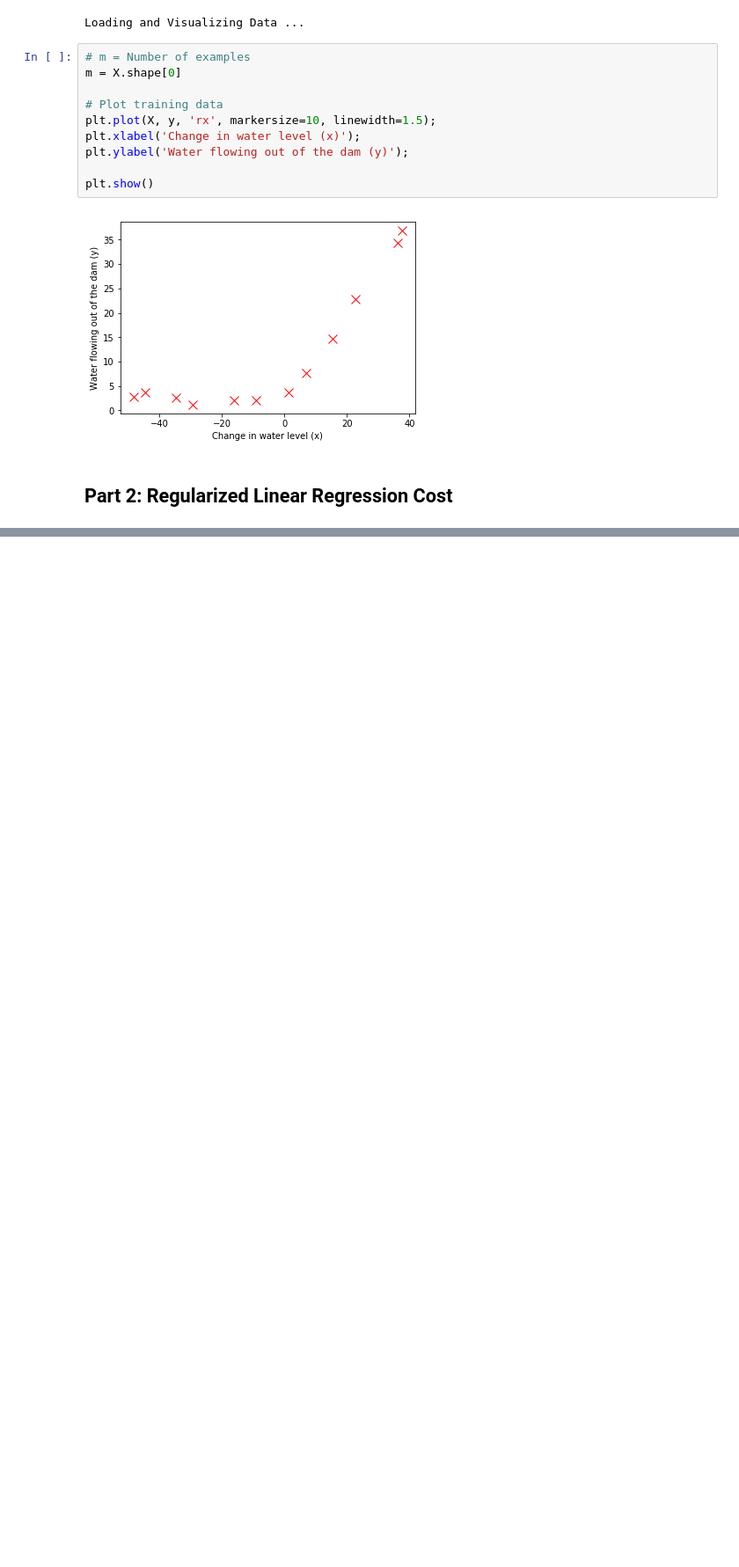
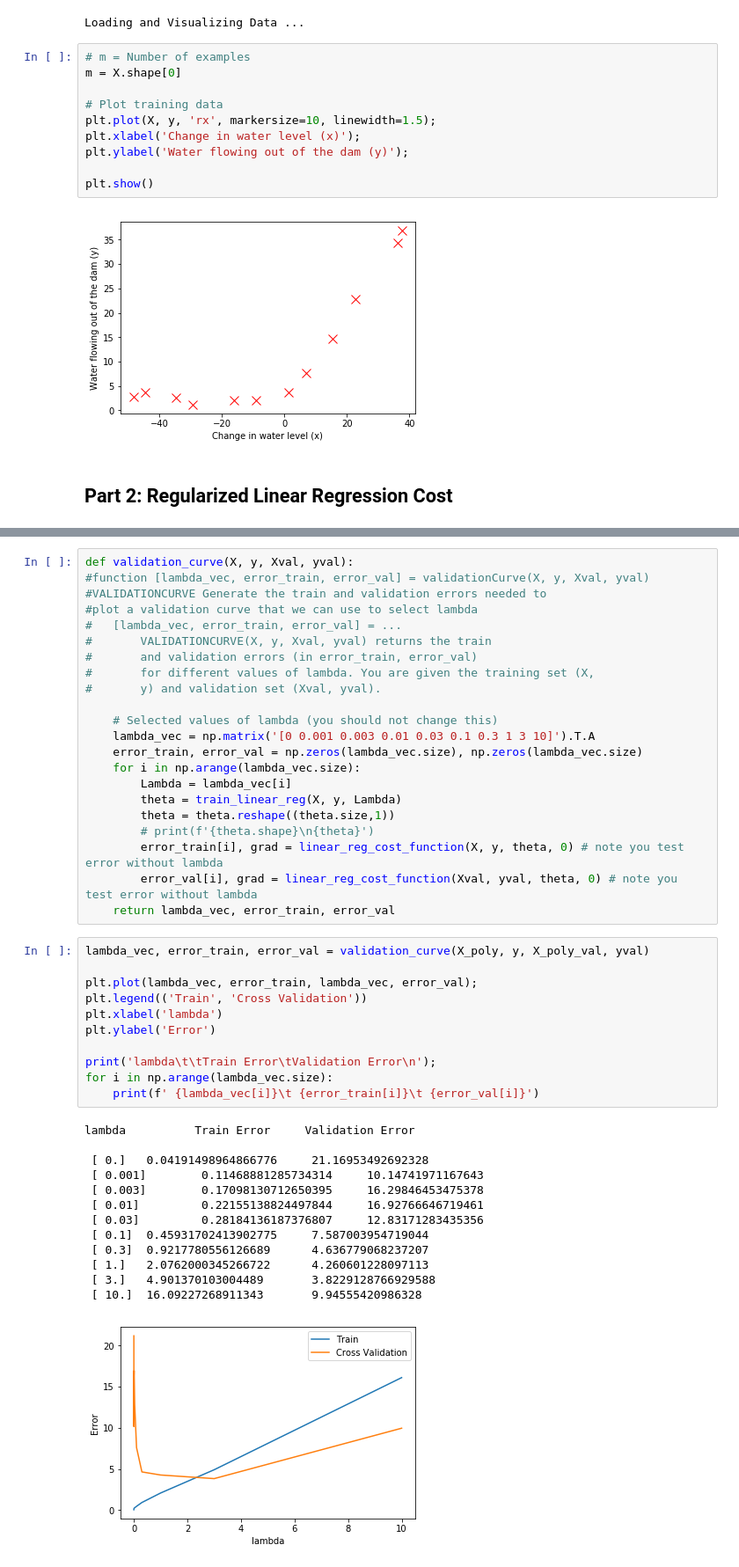
Before and after one commit to aldudalski/MachineLearningJupyter, a Jupyter notebook: 5 Diagnostics Bias vs Variance.ipynb, the cells around one changed output, grey strips where cells are left out. Shown at 88% size. Drawn from its saved outputs; the diff is of its cells as text; blank space fills up the shorter version.

```diff
--- a/5 Diagnostics Bias vs Variance.ipynb
+++ b/5 Diagnostics Bias vs Variance.ipynb
@@ -52,0 +362,47 @@ pause;
+# %%
+def validation_curve(X, y, Xval, yval):
+#function [lambda_vec, error_train, error_val] = validationCurve(X, y, Xval, yval)
+#VALIDATIONCURVE Generate the train and validation errors needed to
+#plot a validation curve that we can use to select lambda
+#   [lambda_vec, error_train, error_val] = ...
+#       VALIDATIONCURVE(X, y, Xval, yval) returns the train
+#       and validation errors (in error_train, error_val)
+#       for different values of lambda. You are given the training set (X,
+#       y) and validation set (Xval, yval).
+
+    # Selected values of lambda (you should not change this)
+    lambda_vec = np.matrix('[0 0.001 0.003 0.01 0.03 0.1 0.3 1 3 10]').T.A
+    error_train, error_val = np.zeros(lambda_vec.size), np.zeros(lambda_vec.size)
+    for i in np.arange(lambda_vec.size):
+        Lambda = lambda_vec[i]
+        theta = train_linear_reg(X, y, Lambda)
+        theta = theta.reshape((theta.size,1))
+        # print(f'{theta.shape}\n{theta}')
+        error_train[i], grad = linear_reg_cost_function(X, y, theta, 0) # note you test error without lambda
+        error_val[i], grad = linear_reg_cost_function(Xval, yval, theta, 0) # note you test error without lambda
+    return lambda_vec, error_train, error_val
+# %%
+lambda_vec, error_train, error_val = validation_curve(X_poly, y, X_poly_val, yval)
+
+plt.plot(lambda_vec, error_train, lambda_vec, error_val);
+plt.legend(('Train', 'Cross Validation'))
+plt.xlabel('lambda')
+plt.ylabel('Error')
+
+print('lambda\t\tTrain Error\tValidation Error\n');
+for i in np.arange(lambda_vec.size):
+    print(f' {lambda_vec[i]}\t {error_train[i]}\t {error_val[i]}')
+# %% [output]
+lambda          Train Error     Validation Error
+
+ [ 0.]   0.04191498964866776     21.16953492692328
+ [ 0.001]        0.11468881285734314     10.14741971167643
+ [ 0.003]        0.17098130712650395     16.29846453475378
+ [ 0.01]         0.22155138824497844     16.92766646719461
+ [ 0.03]         0.28184136187376807     12.83171283435356
+ [ 0.1]  0.45931702413902775     7.587003954719044
+ [ 0.3]  0.9217780556126689      4.636779068237207
+ [ 1.]   2.0762000345266722      4.260601228097113
+ [ 3.]   4.901370103004489       3.8229128766929588
+ [ 10.]  16.09227268911343       9.94555420986328
+[figure, added]
```
Also changed, not shown: parts of 19 cells of this notebook, 2 other files.
